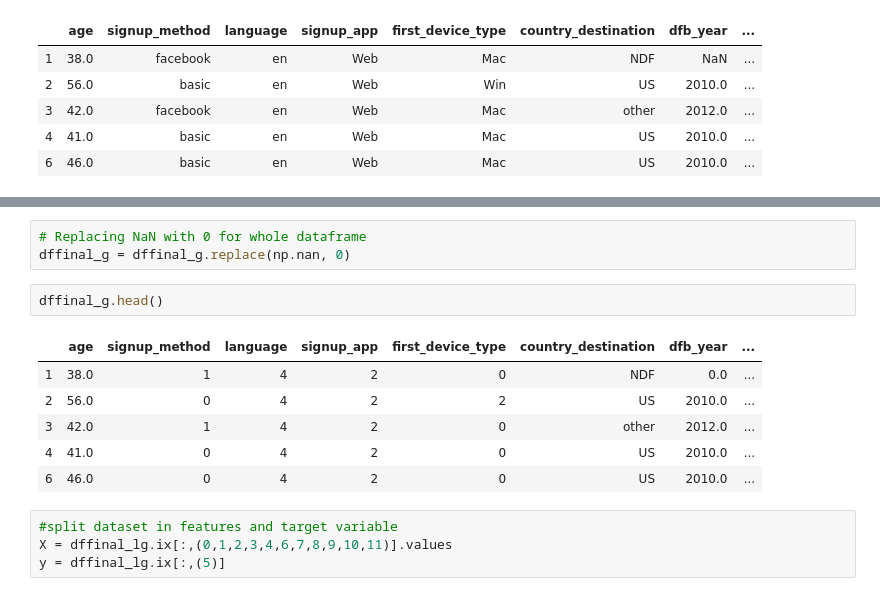
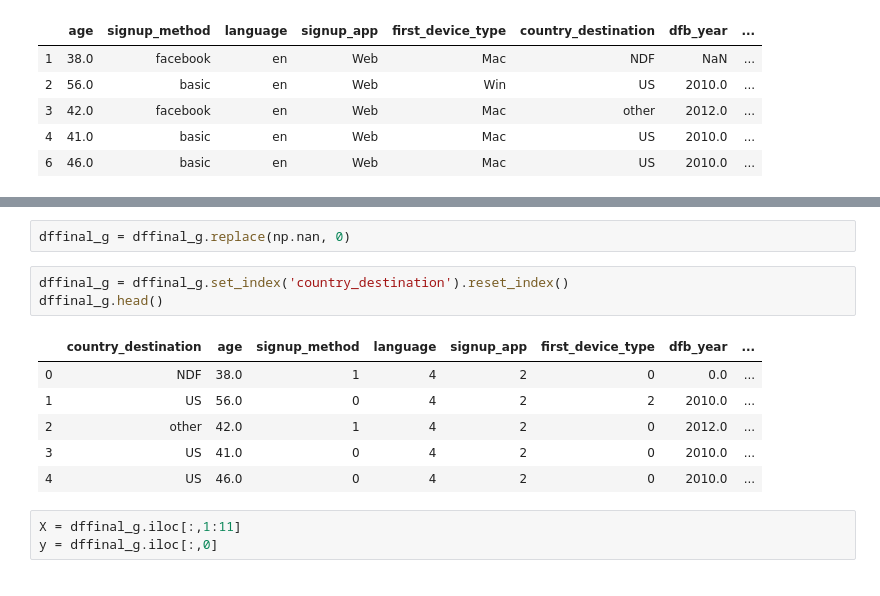
Before and after one commit to venkii83/Springboard, a Jupyter notebook: Capstone 1.ipynb, the cells around one changed output, grey strips where cells are left out. Saved outputs shown, nothing was run; the diff lists cells and outputs as text.

```diff
--- a/Capstone 1.ipynb
+++ b/Capstone 1.ipynb
@@ -929,19 +920,18 @@ dffinal_g.head()
 # %%
-# Replacing NaN with 0 for whole dataframe
 dffinal_g = dffinal_g.replace(np.nan, 0)
-# %%
-dffinal_g.head()
-# %% [output]
-|  | age | signup_method | language | signup_app | first_device_type | country_destination | dfb_year | ... |
-| 1 | 38.0 | 1 | 4 | 2 | 0 | NDF | 0.0 | ... |
-| 2 | 56.0 | 0 | 4 | 2 | 2 | US | 2010.0 | ... |
-| 3 | 42.0 | 1 | 4 | 2 | 0 | other | 2012.0 | ... |
-| 4 | 41.0 | 0 | 4 | 2 | 0 | US | 2010.0 | ... |
-| 6 | 46.0 | 0 | 4 | 2 | 0 | US | 2010.0 | ... |
-# %%
-#split dataset in features and target variable
-X = dffinal_lg.ix[:,(0,1,2,3,4,6,7,8,9,10,11)].values
-y = dffinal_lg.ix[:,(5)]
+# %%
+dffinal_g = dffinal_g.set_index('country_destination').reset_index()
+dffinal_g.head()
+# %% [output]
+|  | country_destination | age | signup_method | language | signup_app | first_device_type | dfb_year | ... |
+| 0 | NDF | 38.0 | 1 | 4 | 2 | 0 | 0.0 | ... |
+| 1 | US | 56.0 | 0 | 4 | 2 | 2 | 2010.0 | ... |
+| 2 | other | 42.0 | 1 | 4 | 2 | 0 | 2012.0 | ... |
+| 3 | US | 41.0 | 0 | 4 | 2 | 0 | 2010.0 | ... |
+| 4 | US | 46.0 | 0 | 4 | 2 | 0 | 2010.0 | ... |
+# %%
+X = dffinal_g.iloc[:,1:11]
+y = dffinal_g.iloc[:,0]
 # %%
 #Logistic Regression Model Fitting
 from sklearn.linear_model import LogisticRegression
```
Also changed, not shown: parts of 16 cells of this notebook.
